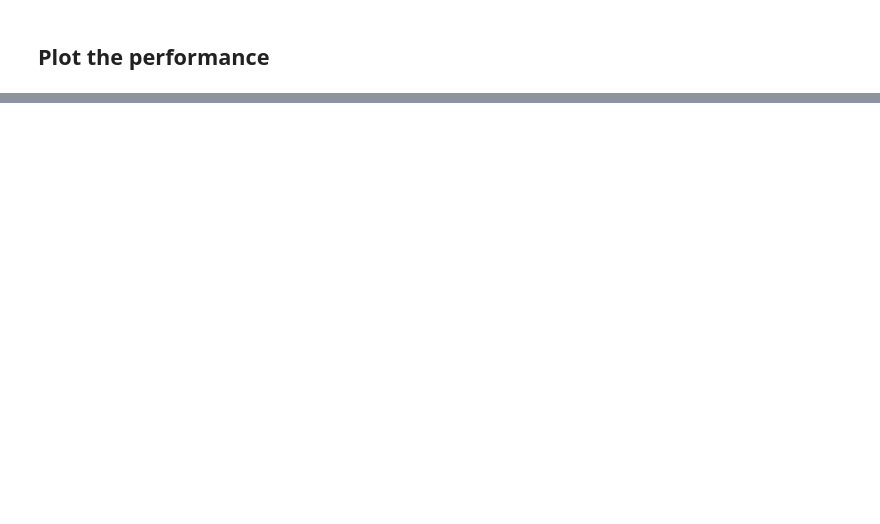
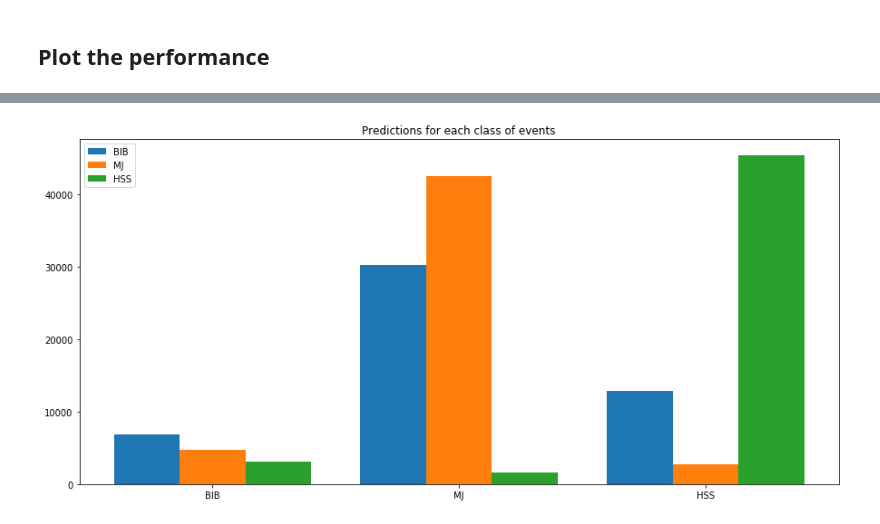
Before and after one commit to gordonwatts/JetCutStudies, a Jupyter notebook: notebooks/BDT Training Test.ipynb, the cells around one changed output, grey strips where cells are left out. Saved outputs shown, nothing was run; the diff lists cells and outputs as text; code cells hidden in the pictures; blank space fills up the shorter version.

```diff
--- a/notebooks/BDT Training Test.ipynb
+++ b/notebooks/BDT Training Test.ipynb
@@ -181,0 +207,19 @@ fig
+# %%
+def plot_perf_for_class(sp_info, train_info):
+    ax = plt.subplot(sp_info)
+
+    bib = train_info[train_info.Class == 0]
+    mj = train_info[train_info.Class == 1]
+    hss = train_info[train_info.Class == 2]
+
+    ax.hist([bib.PredClass, mj.PredClass, hss.PredClass], label=['BIB', 'MJ', 'HSS'], bins=[0,1,2,3])
+    ax.set_xticks([0.5,1.5,2.5])
+    ax.set_xticklabels(['BIB', 'MJ', 'HSS'])
+    ax.legend()
+    ax.set_title('Predictions for each class of events')
+
+fig = plt.figure(figsize=(15,7))
+plot_perf_for_class(111, test_classes)
+fig
+# %% [output]
+[figure, added]
```
Also changed, not shown: parts of 6 cells of this notebook.
